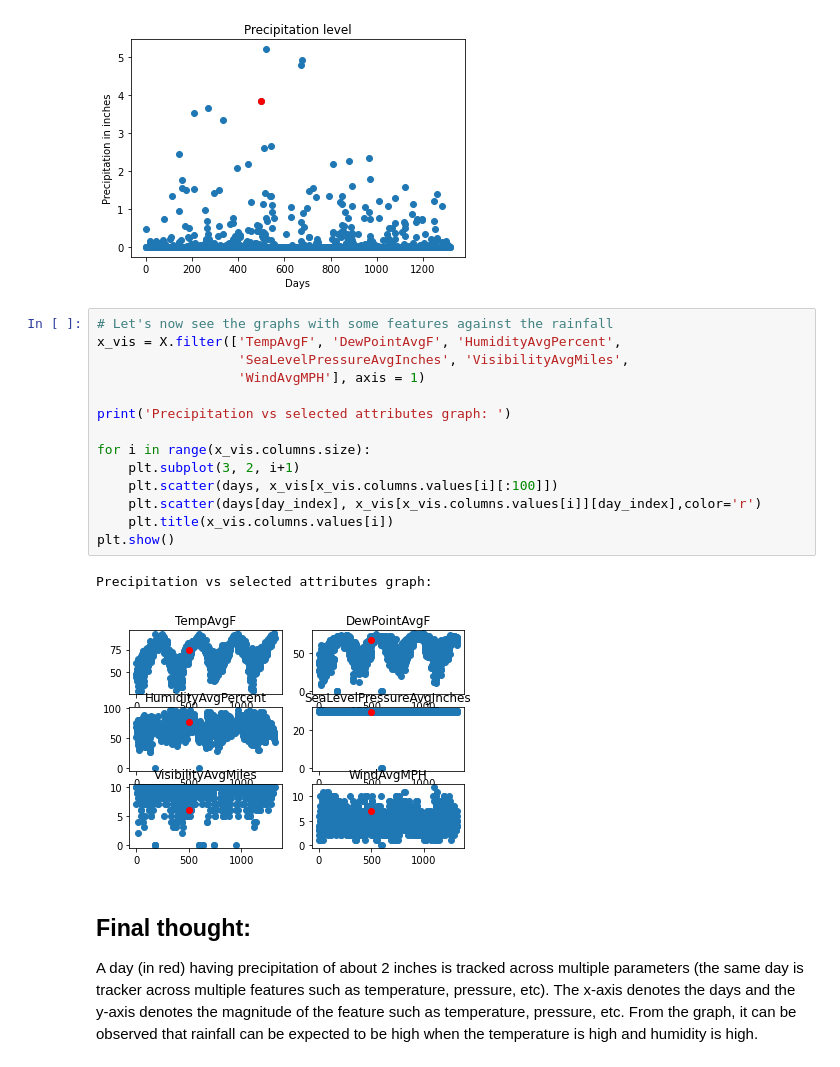
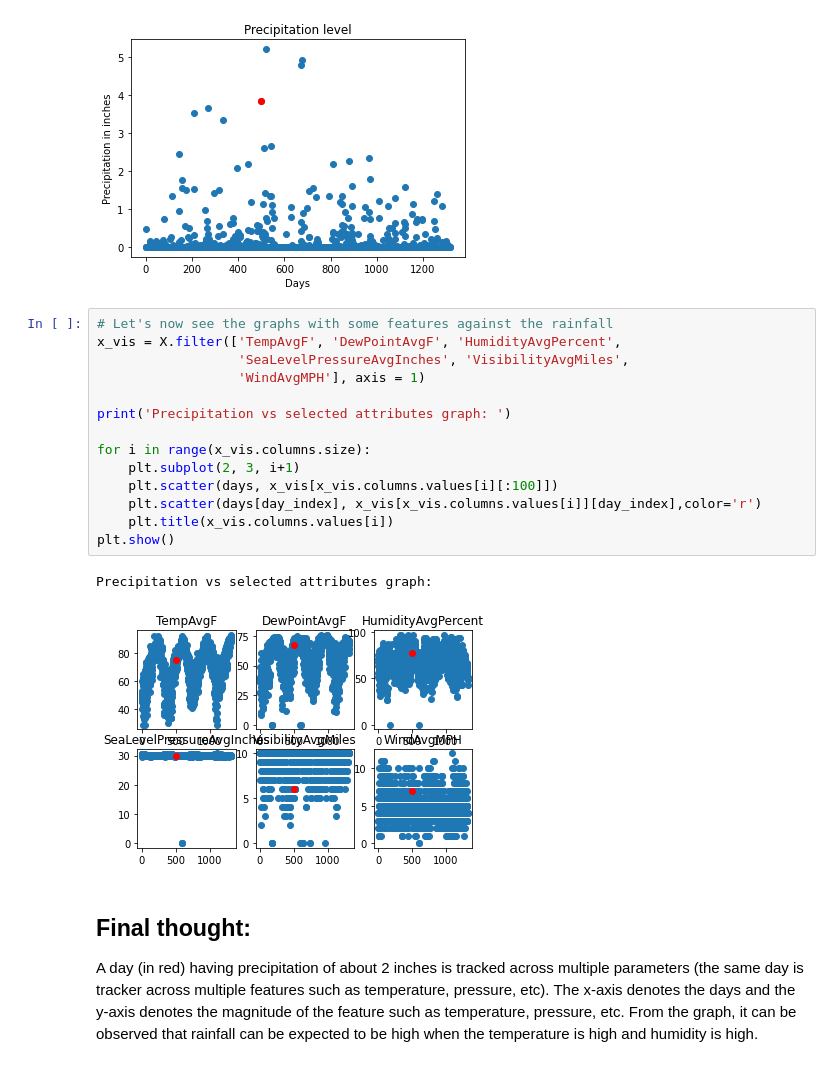
Before and after one commit to Shahrullo/Rainfall-Prediction, a Jupyter notebook: Rainfall Prediction.ipynb, the cells around one changed output. Cells and saved outputs as stored; diff of their text form.

```diff
--- a/Rainfall Prediction.ipynb
+++ b/Rainfall Prediction.ipynb
@@ -113,20 +113,20 @@ The precipitation trend graph:
 # %%
 # Let's now see the graphs with some features against the rainfall
 x_vis = X.filter(['TempAvgF', 'DewPointAvgF', 'HumidityAvgPercent',
                   'SeaLevelPressureAvgInches', 'VisibilityAvgMiles',
                   'WindAvgMPH'], axis = 1)
 
 print('Precipitation vs selected attributes graph: ')
 
 for i in range(x_vis.columns.size):
-    plt.subplot(3, 2, i+1)
+    plt.subplot(2, 3, i+1)
     plt.scatter(days, x_vis[x_vis.columns.values[i][:100]])
     plt.scatter(days[day_index], x_vis[x_vis.columns.values[i]][day_index],color='r')
     plt.title(x_vis.columns.values[i])
 plt.show()
 # %% [output]
 Precipitation vs selected attributes graph:
-[figure, old version]
+[figure, new version]
 # %% [markdown]
 ## Final thought:
 
```
